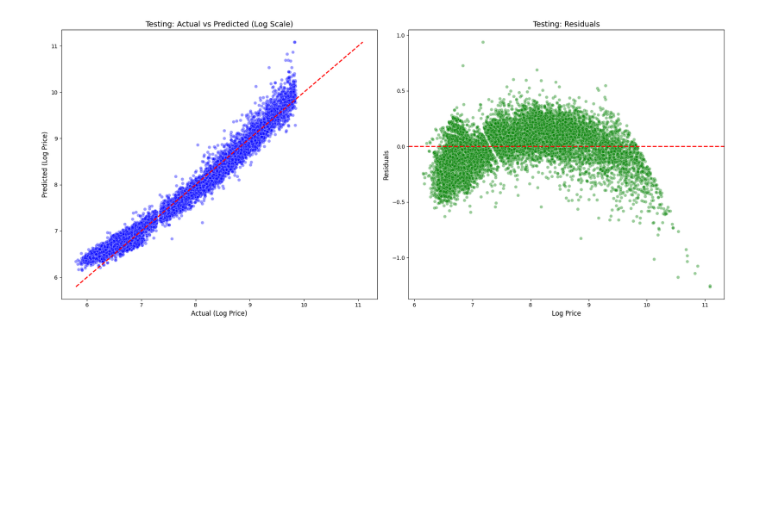
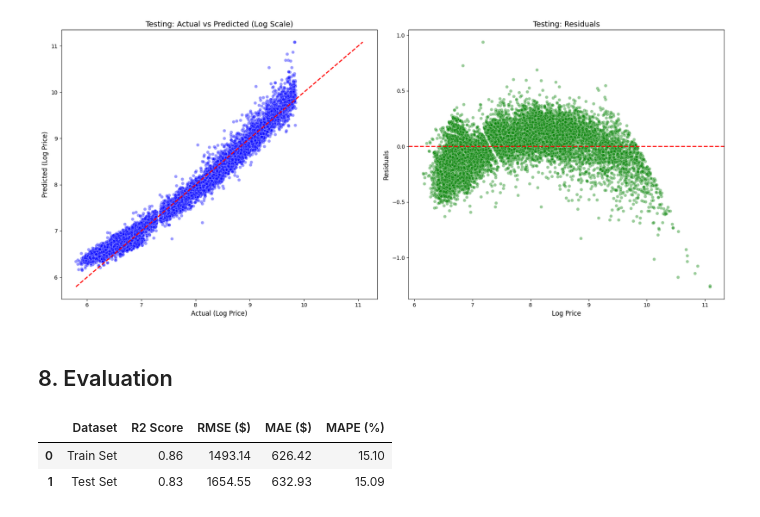
Before and after one commit to QuachGHuy/polynomial-ridge-regression-diamond-prices, a Jupyter notebook: notebook/experiment.ipynb, the cells around one changed output. Cells and saved outputs as stored; diff of their text form; code cells hidden in the pictures; blank space fills up the shorter version.

Commit message:
exp: evaluate model

```diff
--- a/notebook/experiment.ipynb
+++ b/notebook/experiment.ipynb
@@ -661,3 +661,46 @@ mse: 0.034450162466349826, r2: 0.9669022021881407
 plot_diagnostics(y_test, y_predict, "Testing")
 # %% [output]
 [figure]
+# %% [markdown]
+## 8. Evaluation
+# %%
+import pandas as pd
+import numpy as np
+
+def evaluate_model_performance(model, X_train, y_train, X_test, y_test):
+    # 1. Model Predict
+    y_train_pred_log = model.predict(X_train)
+    y_test_pred_log = model.predict(X_test)
+
+    # 2. Revert
+    y_train_usd = np.expm1(y_train)
+    y_test_usd = np.expm1(y_test)
+    y_train_pred_usd = np.expm1(y_train_pred_log)
+    y_test_pred_usd = np.expm1(y_test_pred_log)
+
+    # 3. Compute Metrics
+    def compute_metrics(y_true, y_pred, name):
+        mse = model.mse(y_true, y_pred)
+        rmse = np.sqrt(mse)
+        mae = np.mean(np.abs(y_true - y_pred))
+        r2 = model.r2_score(y_true, y_pred)
+
+        mape = np.mean(np.abs((y_true - y_pred) / y_true)) * 100
+
+        return [name, r2, rmse, mae, mape]
+
+    # 4. Sumarize
+    metrics_train = compute_metrics(y_train_usd, y_train_pred_usd, "Train Set")
+    metrics_test = compute_metrics(y_test_usd, y_test_pred_usd, "Test Set")
+
+    df_metrics = pd.DataFrame([metrics_train, metrics_test],
+                              columns=["Dataset", "R2 Score", "RMSE ($)", "MAE ($)", "MAPE (%)"])
+
+    return df_metrics, y_test_usd, y_test_pred_usd
+# %%
+df_results, y_test_real, y_test_pred = evaluate_model_performance(model, X_train, y_train, X_test, y_test)
+display(df_results.round(2))
+# %% [output]
+|  | Dataset | R2 Score | RMSE ($) | MAE ($) | MAPE (%) |
+| 0 | Train Set | 0.86 | 1493.14 | 626.42 | 15.10 |
+| 1 | Test Set | 0.83 | 1654.55 | 632.93 | 15.09 |
```
